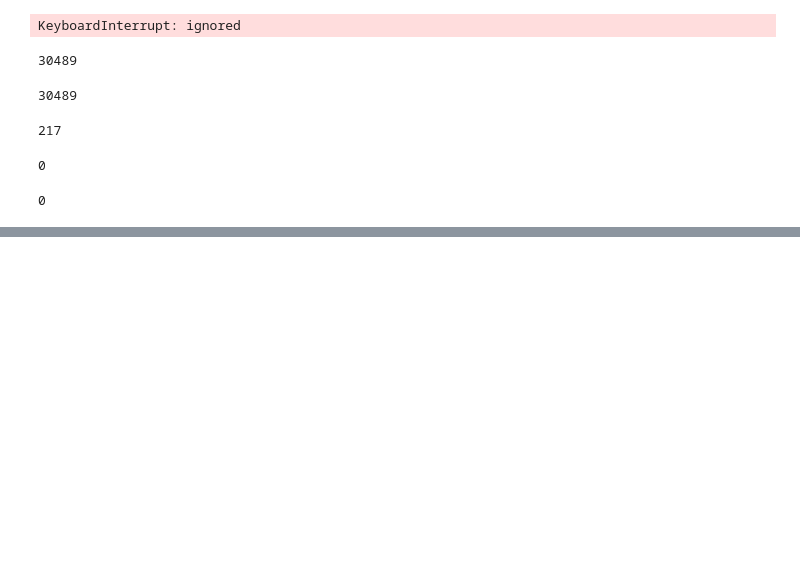
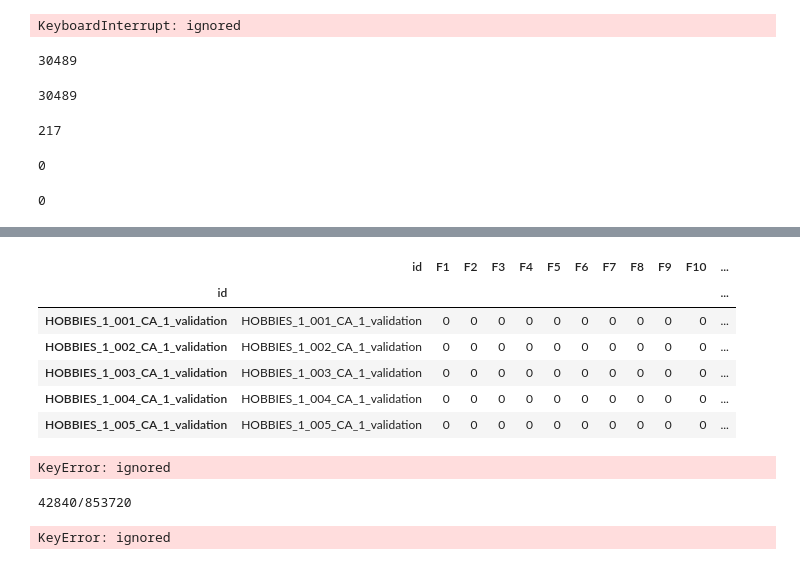
Before and after one commit to SKbaystars/M5_traindata2, a Jupyter notebook: M5_traindata2_v2.ipynb, the cells around one changed output, grey strips where cells are left out. Cells and saved outputs as stored; diff of their text form; code cells hidden in the pictures; blank space fills up the shorter version.

```diff
--- a/M5_traindata2_v2.ipynb
+++ b/M5_traindata2_v2.ipynb
@@ -914,0 +1172,20 @@ files
+# %%
+submi = pd.read_csv("/content/drive/My Drive/google_notebook/M5_traindata2/sample_submission.csv")
+submi = submi.set_index('id', drop=False)
+submi.head()
+# %% [output]
+|  | id | F1 | F2 | F3 | F4 | F5 | F6 | F7 | F8 | F9 | F10 | ... |
+| id |  |  |  |  |  |  |  |  |  |  |  | ... |
+| HOBBIES_1_001_CA_1_validation | HOBBIES_1_001_CA_1_validation | 0 | 0 | 0 | 0 | 0 | 0 | 0 | 0 | 0 | 0 | ... |
+| HOBBIES_1_002_CA_1_validation | HOBBIES_1_002_CA_1_validation | 0 | 0 | 0 | 0 | 0 | 0 | 0 | 0 | 0 | 0 | ... |
+| HOBBIES_1_003_CA_1_validation | HOBBIES_1_003_CA_1_validation | 0 | 0 | 0 | 0 | 0 | 0 | 0 | 0 | 0 | 0 | ... |
+| HOBBIES_1_004_CA_1_validation | HOBBIES_1_004_CA_1_validation | 0 | 0 | 0 | 0 | 0 | 0 | 0 | 0 | 0 | 0 | ... |
+| HOBBIES_1_005_CA_1_validation | HOBBIES_1_005_CA_1_validation | 0 | 0 | 0 | 0 | 0 | 0 | 0 | 0 | 0 | 0 | ... |
+# %%
+size_cols = {"wday": 'int8', "month": 'int8', "year": 'int8',"Religious": 'int8', "National": 'int8',
+             "Cultural": 'int8', "Sporting": 'int8', "snap": 'int8'}
+mda = pd.read_csv("/content/drive/My Drive/google_notebook/M5_traindata2/sample_submission.csv", dtype=size_cols)
+mda2 = mda["HOUSEHOLD_1_001_CA_1_validation"]
+mda2
+# %% [output]
+KeyError: ignored
@@ -914,0 +1197,27 @@ files
+# %%
+size_cols = {"wday": 'int8', "month": 'int8', "year": 'int8',"Religious": 'int8', "National": 'int8',
+             "Cultural": 'int8', "Sporting": 'int8', "snap": 'int8'}
+with open("/content/drive/My Drive/google_notebook/M5_traindata2/fs_num.txt") as f:
+    start_ii = int(f.read())
+mda = pd.read_csv("/content/drive/My Drive/google_notebook/M5_traindata2/export2a_1st_final.csv", dtype=size_cols)
+submi = pd.read_csv("/content/drive/My Drive/google_notebook/M5_traindata2/final_submission.csv")
+submi = submi.set_index('id', drop=False)
+l_mda = len(mda)
+
+for ii in range(start_ii, l_mda):
+  print("\r" + str(ii) + "/" + str(l_mda), end=" ")
+  cur_id = mda.iat[ii,0]
+  cur_d = int(mda.iat[ii,10]) - 1941
+  submi.iat[submi.index.get_loc(cur_id), cur_d] = mda.iat[ii, 23]
+
+  if (ii % 100 == 0):
+    submi.to_csv("/content/drive/My Drive/google_notebook/M5_traindata2/final_submission.csv", index=False)
+    with open("/content/drive/My Drive/google_notebook/M5_traindata2/fs_num.txt", mode='w') as f:
+      f.write(str(ii))
+
+
+
+submi.to_csv("/content/drive/My Drive/google_notebook/M5_traindata2/final_submission.csv", index=False)
+# %% [output]
+42840/853720
+KeyError: ignored
```
Also changed, not shown: parts of 13 cells of this notebook.
